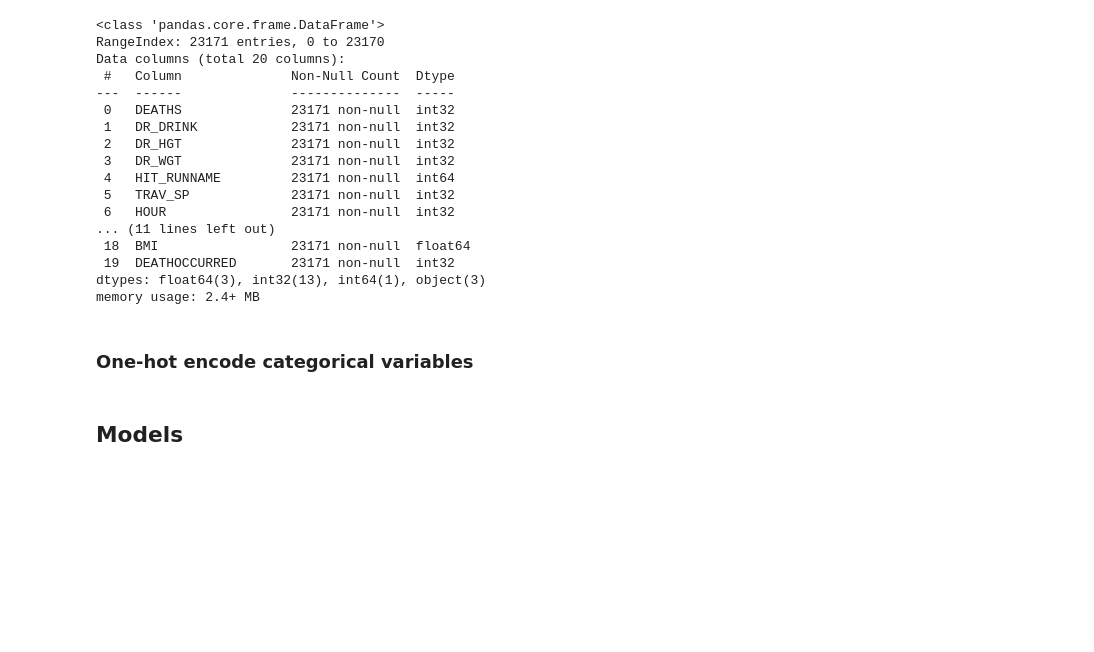
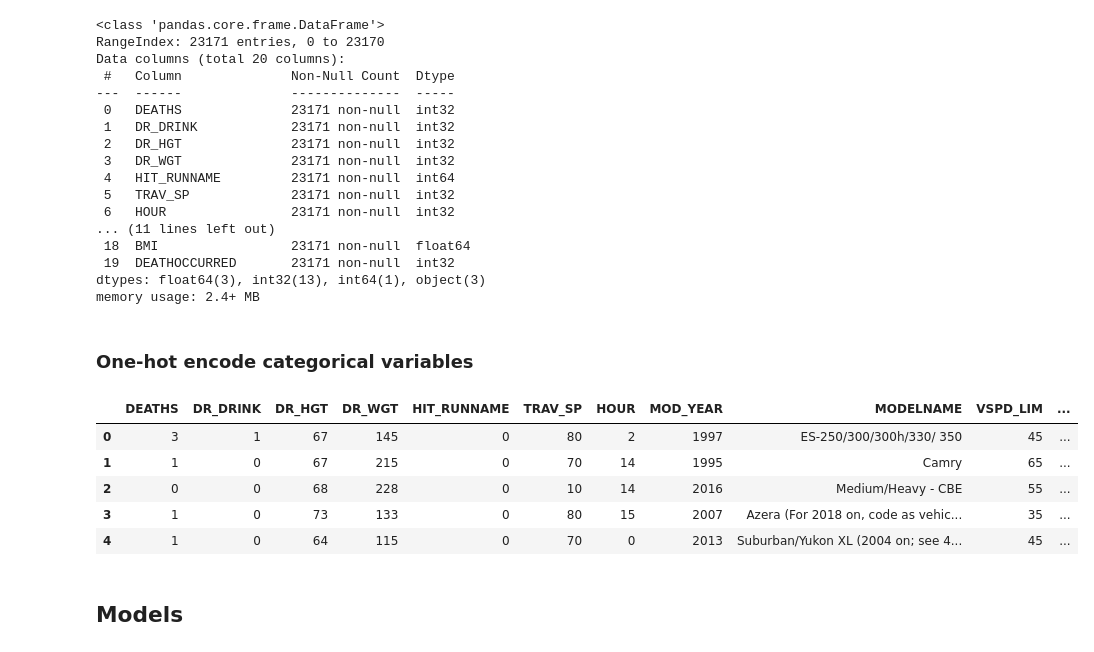
Before and after one commit to wisteriab/CSCI_Project, a Jupyter notebook: notebooks/cleaning_data.ipynb, the cells around one changed output. Cells and saved outputs as stored; diff of their text form; code cells hidden in the pictures; blank space fills up the shorter version.

```diff
--- a/notebooks/cleaning_data.ipynb
+++ b/notebooks/cleaning_data.ipynb
@@ -204,6 +204,15 @@ memory usage: 2.4+ MB
 # %%
 categorical_columns = ['MAKENAME', 'VPICBODYCLASSNAME']
 df_onehot = pd.get_dummies(df, columns=categorical_columns)
+# %%
+df.head()
+# %% [output]
+|  | DEATHS | DR_DRINK | DR_HGT | DR_WGT | HIT_RUNNAME | TRAV_SP | HOUR | MOD_YEAR | MODELNAME | VSPD_LIM | ... |
+| 0 | 3 | 1 | 67 | 145 | 0 | 80 | 2 | 1997 | ES-250/300/300h/330/ 350 | 45 | ... |
+| 1 | 1 | 0 | 67 | 215 | 0 | 70 | 14 | 1995 | Camry | 65 | ... |
+| 2 | 0 | 0 | 68 | 228 | 0 | 10 | 14 | 2016 | Medium/Heavy - CBE | 55 | ... |
+| 3 | 1 | 0 | 73 | 133 | 0 | 80 | 15 | 2007 | Azera (For 2018 on, code as vehic... | 35 | ... |
+| 4 | 1 | 0 | 64 | 115 | 0 | 70 | 0 | 2013 | Suburban/Yukon XL (2004 on; see 4... | 45 | ... |
 # %% [markdown]
 ## Models
 # %% [markdown]
```
Also changed, not shown: parts of 6 cells of this notebook, 3 other files.
